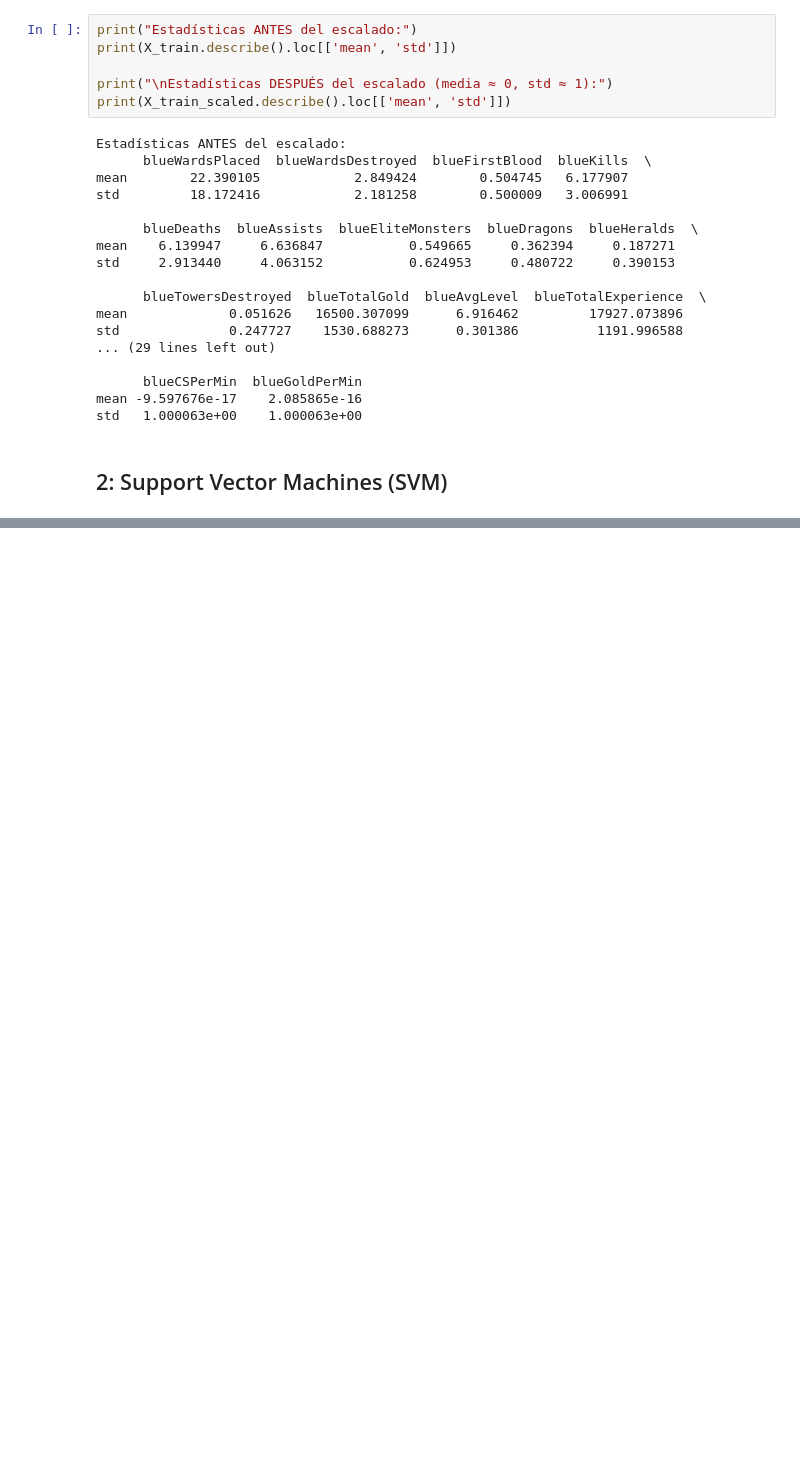
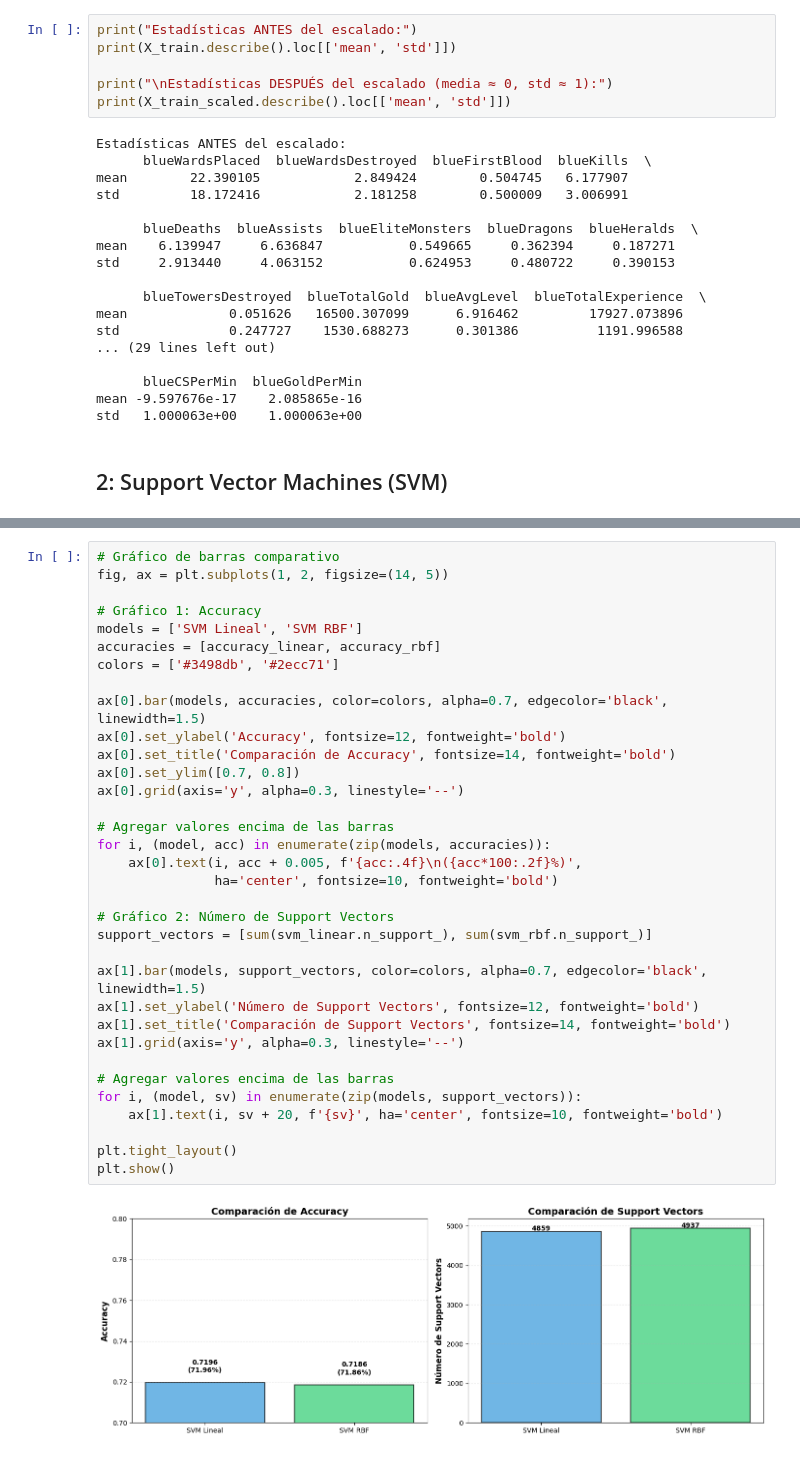
Before and after one commit to DavidDominguez-11/AI-LAB3, a Jupyter notebook: task3.ipynb, the cells around one changed output, grey strips where cells are left out. Drawn from its saved outputs; the diff is of its cells as text; blank space fills up the shorter version.

```diff
--- a/task3.ipynb
+++ b/task3.ipynb
@@ -317,0 +485,36 @@ std   1.000063e+00    1.000063e+00
+# %%
+# Gráfico de barras comparativo
+fig, ax = plt.subplots(1, 2, figsize=(14, 5))
+
+# Gráfico 1: Accuracy
+models = ['SVM Lineal', 'SVM RBF']
+accuracies = [accuracy_linear, accuracy_rbf]
+colors = ['#3498db', '#2ecc71']
+
+ax[0].bar(models, accuracies, color=colors, alpha=0.7, edgecolor='black', linewidth=1.5)
+ax[0].set_ylabel('Accuracy', fontsize=12, fontweight='bold')
+ax[0].set_title('Comparación de Accuracy', fontsize=14, fontweight='bold')
+ax[0].set_ylim([0.7, 0.8])
+ax[0].grid(axis='y', alpha=0.3, linestyle='--')
+
+# Agregar valores encima de las barras
+for i, (model, acc) in enumerate(zip(models, accuracies)):
+    ax[0].text(i, acc + 0.005, f'{acc:.4f}\n({acc*100:.2f}%)',
+               ha='center', fontsize=10, fontweight='bold')
+
+# Gráfico 2: Número de Support Vectors
+support_vectors = [sum(svm_linear.n_support_), sum(svm_rbf.n_support_)]
+
+ax[1].bar(models, support_vectors, color=colors, alpha=0.7, edgecolor='black', linewidth=1.5)
+ax[1].set_ylabel('Número de Support Vectors', fontsize=12, fontweight='bold')
+ax[1].set_title('Comparación de Support Vectors', fontsize=14, fontweight='bold')
+ax[1].grid(axis='y', alpha=0.3, linestyle='--')
+
+# Agregar valores encima de las barras
+for i, (model, sv) in enumerate(zip(models, support_vectors)):
+    ax[1].text(i, sv + 20, f'{sv}', ha='center', fontsize=10, fontweight='bold')
+
+plt.tight_layout()
+plt.show()
+# %% [output]
+[figure, added]
```
Also changed, not shown: parts of 10 cells of this notebook.
